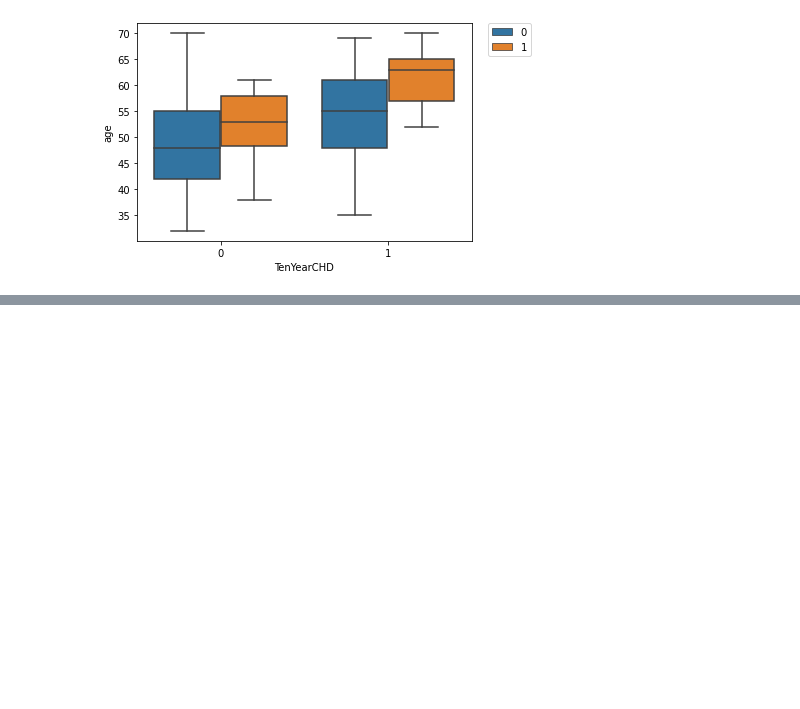
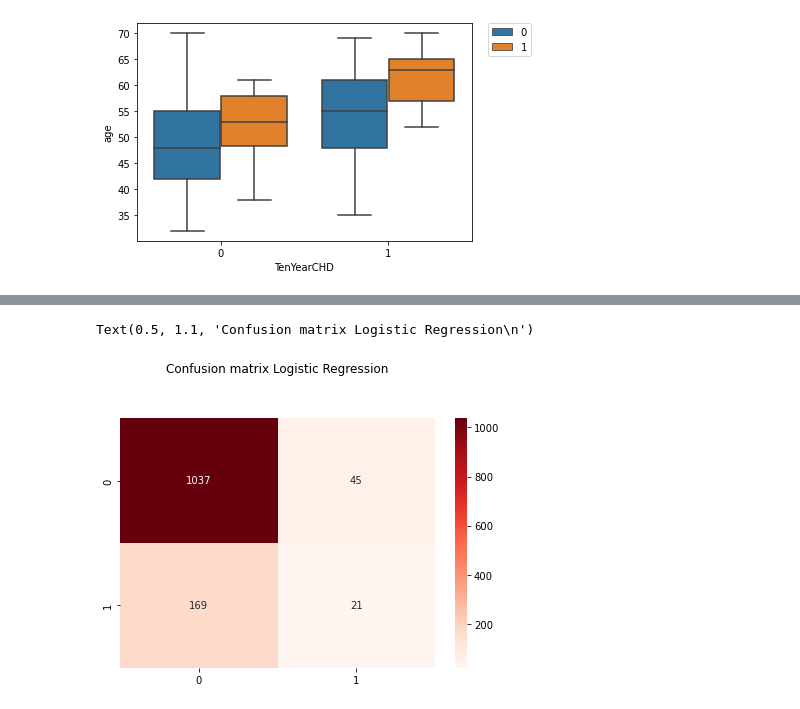
Before and after one commit to lorenzlorg/Big-Data-MAPR-project, a Jupyter notebook: Esercizio Classificazione.ipynb, the cells around one changed output, grey strips where cells are left out. Cells and saved outputs as stored; diff of their text form; code cells hidden in the pictures; blank space fills up the shorter version.

```diff
--- a/Esercizio Classificazione.ipynb
+++ b/Esercizio Classificazione.ipynb
@@ -145,2 +298,32 @@ plt.legend(bbox_to_anchor=(1.05, 1), loc=2, borderaxespad=0.)
 # %%
 # regressione logistica per prevedere il rischio complessivo
+# %%
+from sklearn.metrics import confusion_matrix
+from sklearn.metrics import accuracy_score
+from sklearn.metrics import f1_score
+from sklearn.metrics import recall_score
+from sklearn.metrics import precision_score
+from sklearn.metrics import roc_curve
+from sklearn.metrics import roc_auc_score
+from sklearn.linear_model import LogisticRegression
+
+
+normalized_df_reg = LogisticRegression().fit(X_train, y_train)
+
+normalized_df_reg_pred = normalized_df_reg.predict(X_test)
+
+# check accuracy: Accuracy: Overall, how often is the classifier correct? Accuracy = (True Pos + True Negative)/total
+acc = accuracy_score(y_test, normalized_df_reg_pred)
+print(f"The accuracy score for LogReg is: {round(acc,3)*100}%")
+
+# f1 score: The F1 score can be interpreted as a weighted average of the precision and recall, where an F1 score reaches its best value at 1 and worst score at 0.
+f1 = f1_score(y_test, normalized_df_reg_pred)
+print(f"The f1 score for LogReg is: {round(f1,3)*100}%")
+
+# Precision score: When it predicts yes, how often is it correct? Precision=True Positive/predicted yes
+precision = precision_score(y_test, normalized_df_reg_pred)
+print(f"The precision score for LogReg is: {round(precision,3)*100}%")
+
+# recall score: True Positive Rate(Sensitivity or Recall): When it’s actually yes, how often does it predict yes? True Positive Rate = True Positive/actual yes
+recall = recall_score(y_test, normalized_df_reg_pred)
+print(f"The recall score for LogReg is: {round(recall,3)*100}%")
@@ -146,0 +342,12 @@ plt.legend(bbox_to_anchor=(1.05, 1), loc=2, borderaxespad=0.)
+# %%
+# plotting confusion matrix LogReg
+
+cnf_matrix_log = confusion_matrix(y_test, normalized_df_reg_pred)
+
+sns.heatmap(pd.DataFrame(cnf_matrix_log), annot=True,cmap="Reds" , fmt='g')
+ax.xaxis.set_label_position("top")
+plt.tight_layout()
+plt.title('Confusion matrix Logistic Regression\n', y=1.1)
+# %% [output]
+Text(0.5, 1.1, 'Confusion matrix Logistic Regression\n')
+[figure, added]
```
Also changed, not shown: parts of 33 cells of this notebook.
